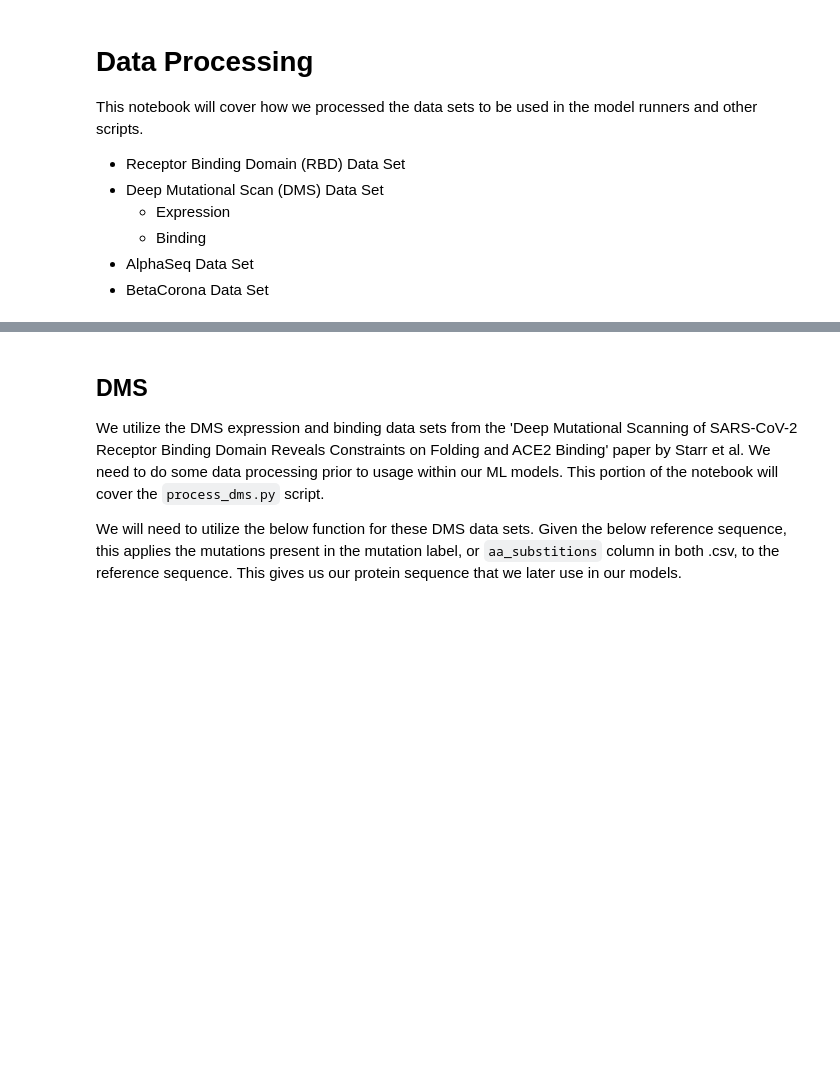
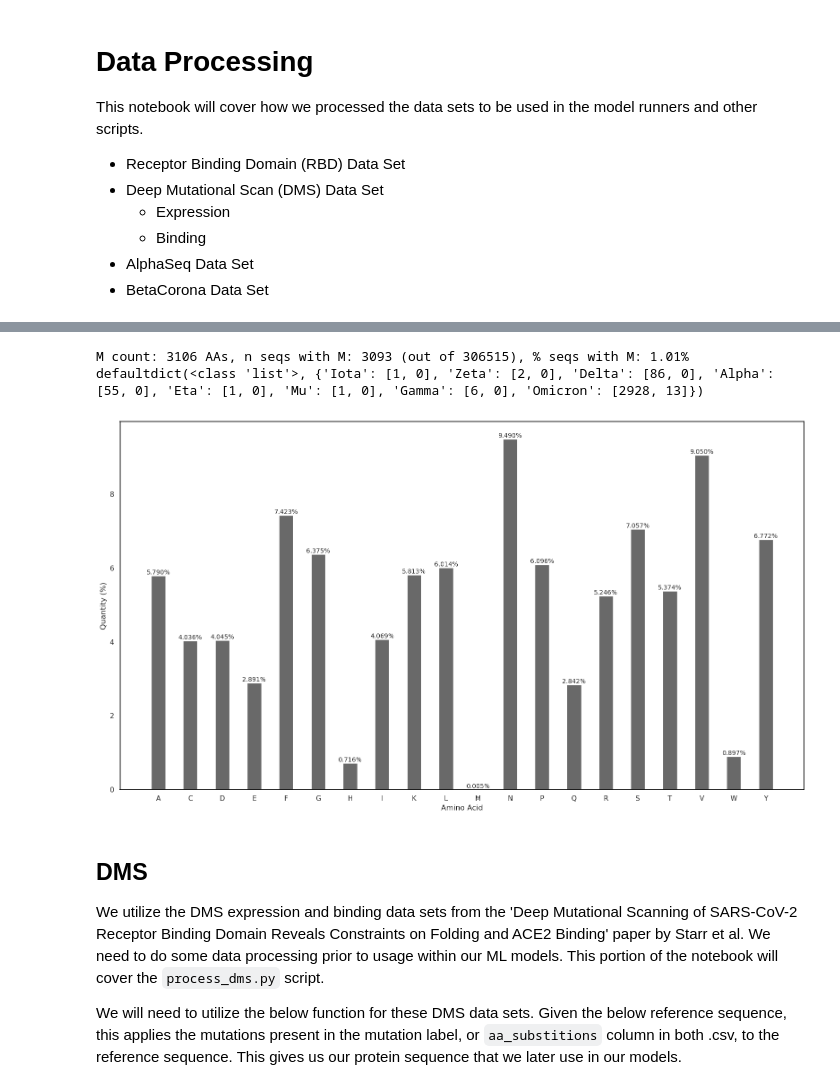
Before and after one commit to hubin-keio/Spike_NLP, a Jupyter notebook: notebooks/data_processing.ipynb, the cells around one changed output, grey strips where cells are left out. Drawn from its saved outputs; the diff is of its cells as text; code cells hidden in the pictures; blank space fills up the shorter version.

```diff
--- a/notebooks/data_processing.ipynb
+++ b/notebooks/data_processing.ipynb
@@ -27,0 +32,5 @@ From our paper, this is how this data was collected:
+# %%
+data_dir = '../data'
+metadata_file = os.path.join(data_dir, 'spikeprot0528.clean.uniq.noX.RBD.metadata_variants.txt')
+metadata_df = pd.read_csv(metadata_file, sep=" ", header=0)
+metadata_df
@@ -28,3 +243,10 @@ From our paper, this is how this data was collected:
+# %%
+merged_csv = os.path.join(data_dir, 'spikeprot0528.clean.uniq.noX.RBD_variants.csv')
+plot_aa_distribution(merged_csv)
+# %% [output]
+M count: 3106 AAs, n seqs with M: 3093 (out of 306515), % seqs with M: 1.01%
+defaultdict(<class 'list'>, {'Iota': [1, 0], 'Zeta': [2, 0], 'Delta': [86, 0], 'Alpha': [55, 0], 'Eta': [1, 0], 'Mu': [1, 0], 'Gamma': [6, 0], 'Omicron': [2928, 13]})
+[figure, added]
 # %% [markdown]
 ## DMS
 We utilize the DMS expression and binding data sets from the 'Deep Mutational Scanning of SARS-CoV-2 Receptor Binding Domain Reveals Constraints on Folding and ACE2 Binding' paper by Starr et al. We need to do some data processing prior to usage within our ML models. This portion of the notebook will cover the `process_dms.py` script.
```
Also changed, not shown: parts of 15 cells of this notebook, 2 other files.
